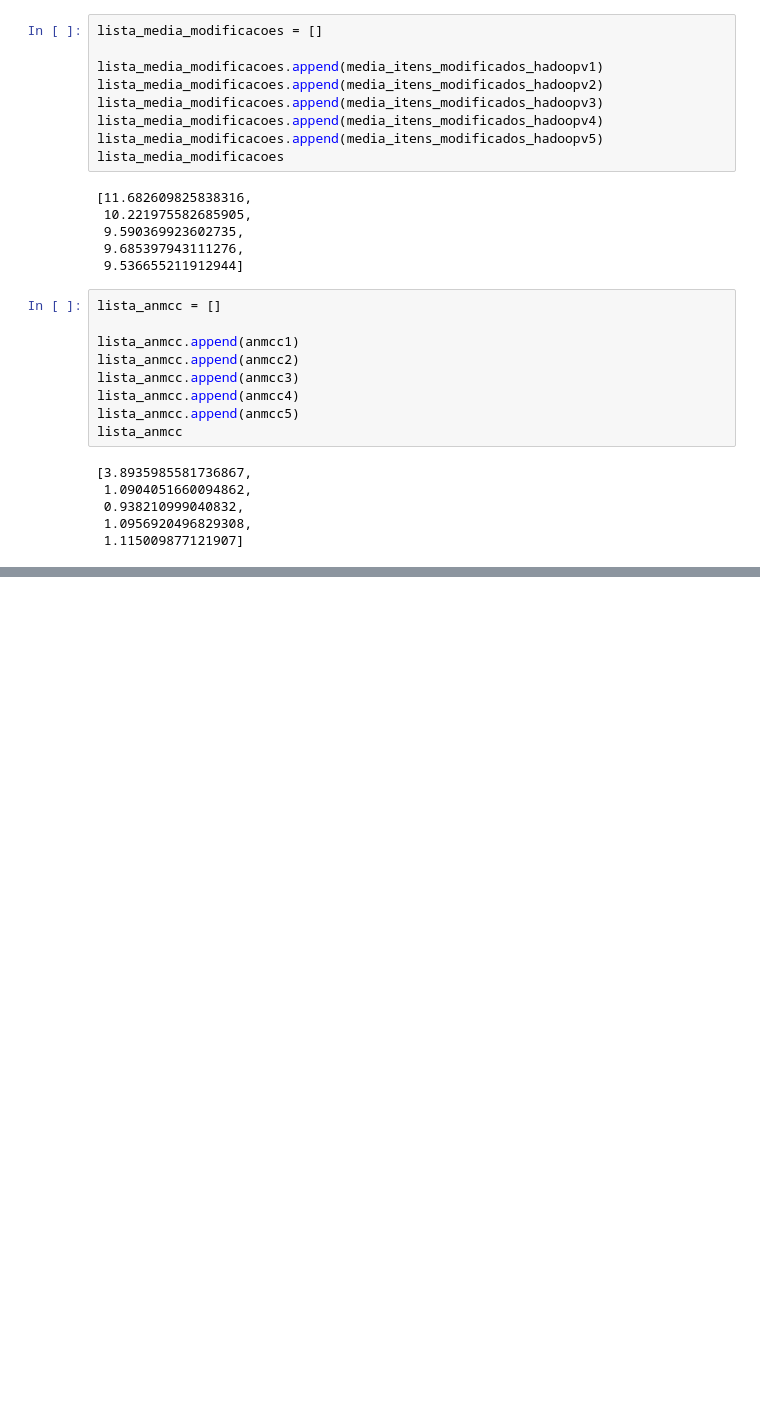
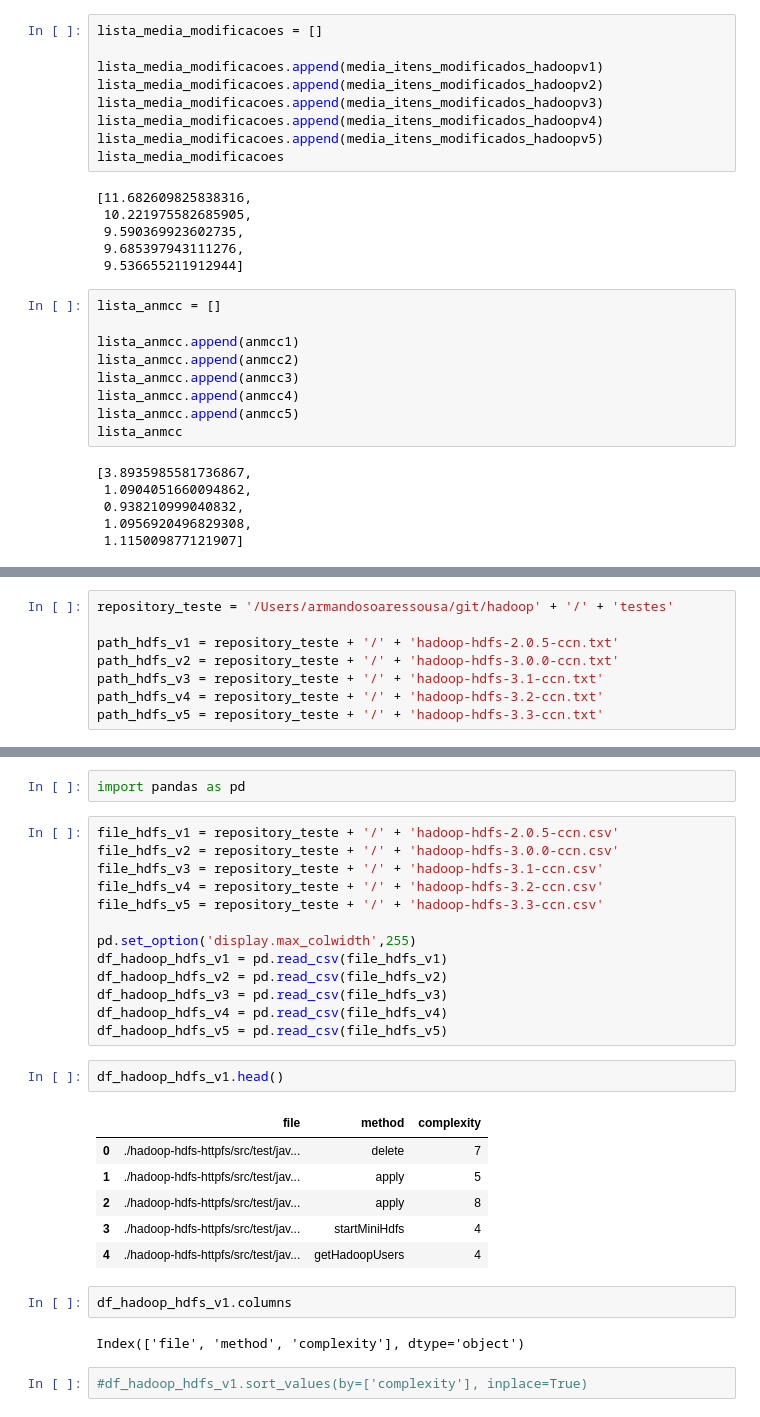
Before and after one commit to mining-software-repositories/sysatd, a Jupyter notebook: main.ipynb, the cells around one changed output, grey strips where cells are left out. Drawn from its saved outputs; the diff is of its cells as text; blank space fills up the shorter version.

Commit message:
Analise das versoes do Hadoop para code churn e complexidade

```diff
--- a/main.ipynb
+++ b/main.ipynb
@@ -251,0 +261,8 @@ lista_anmcc
+# %%
+repository_teste = '/Users/armandosoaressousa/git/hadoop' + '/' + 'testes'
+
+path_hdfs_v1 = repository_teste + '/' + 'hadoop-hdfs-2.0.5-ccn.txt'
+path_hdfs_v2 = repository_teste + '/' + 'hadoop-hdfs-3.0.0-ccn.txt'
+path_hdfs_v3 = repository_teste + '/' + 'hadoop-hdfs-3.1-ccn.txt'
+path_hdfs_v4 = repository_teste + '/' + 'hadoop-hdfs-3.2-ccn.txt'
+path_hdfs_v5 = repository_teste + '/' + 'hadoop-hdfs-3.3-ccn.txt'
@@ -251,0 +406,30 @@ lista_anmcc
+# %%
+import pandas as pd
+# %%
+file_hdfs_v1 = repository_teste + '/' + 'hadoop-hdfs-2.0.5-ccn.csv'
+file_hdfs_v2 = repository_teste + '/' + 'hadoop-hdfs-3.0.0-ccn.csv'
+file_hdfs_v3 = repository_teste + '/' + 'hadoop-hdfs-3.1-ccn.csv'
+file_hdfs_v4 = repository_teste + '/' + 'hadoop-hdfs-3.2-ccn.csv'
+file_hdfs_v5 = repository_teste + '/' + 'hadoop-hdfs-3.3-ccn.csv'
+
+pd.set_option('display.max_colwidth',255)
+df_hadoop_hdfs_v1 = pd.read_csv(file_hdfs_v1)
+df_hadoop_hdfs_v2 = pd.read_csv(file_hdfs_v2)
+df_hadoop_hdfs_v3 = pd.read_csv(file_hdfs_v3)
+df_hadoop_hdfs_v4 = pd.read_csv(file_hdfs_v4)
+df_hadoop_hdfs_v5 = pd.read_csv(file_hdfs_v5)
+# %%
+df_hadoop_hdfs_v1.head()
+# %% [output]
+|  | file | method | complexity |
+| 0 | ./hadoop-hdfs-httpfs/src/test/jav... | delete | 7 |
+| 1 | ./hadoop-hdfs-httpfs/src/test/jav... | apply | 5 |
+| 2 | ./hadoop-hdfs-httpfs/src/test/jav... | apply | 8 |
+| 3 | ./hadoop-hdfs-httpfs/src/test/jav... | startMiniHdfs | 4 |
+| 4 | ./hadoop-hdfs-httpfs/src/test/jav... | getHadoopUsers | 4 |
+# %%
+df_hadoop_hdfs_v1.columns
+# %% [output]
+Index(['file', 'method', 'complexity'], dtype='object')
+# %%
+#df_hadoop_hdfs_v1.sort_values(by=['complexity'], inplace=True)
```
Also changed, not shown: parts of 21 cells of this notebook, 23 other files.
